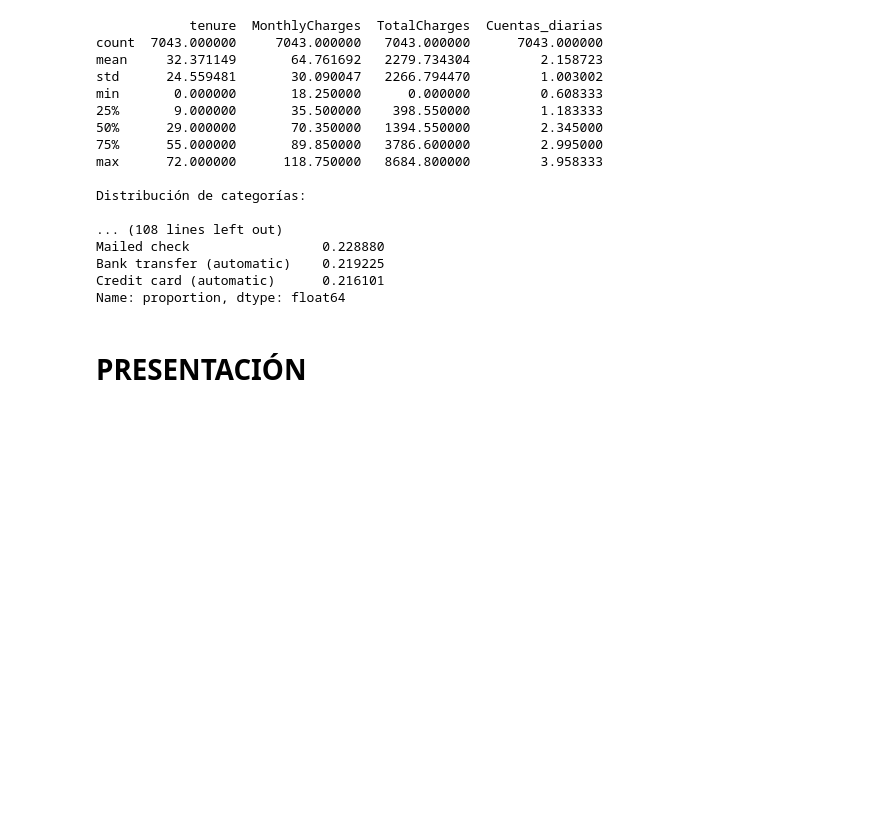
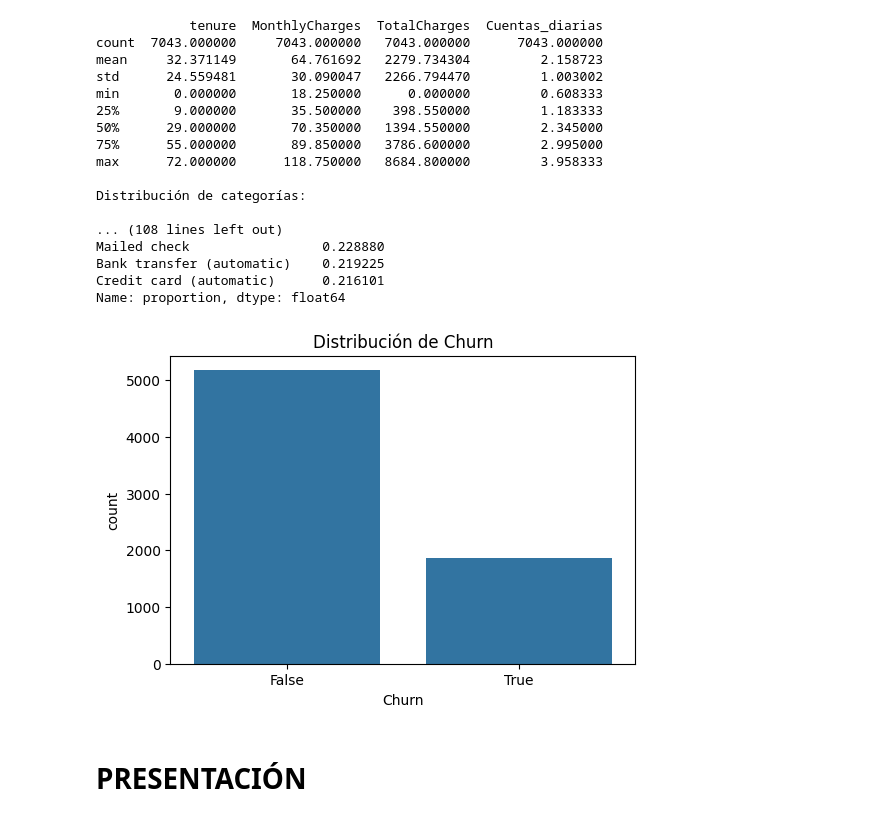
Before and after one commit to mauloredo/Challenge_Telecom_X2, a Jupyter notebook: x2.ipynb, the cells around one changed output. Cells and saved outputs as stored; diff of their text form; code cells hidden in the pictures; blank space fills up the shorter version.

```diff
--- a/x2.ipynb
+++ b/x2.ipynb
@@ -327,6 +327,16 @@ Mailed check                 0.228880
 Bank transfer (automatic)    0.219225
 Credit card (automatic)      0.216101
 Name: proportion, dtype: float64
+# %%
+import matplotlib.pyplot as plt
+import seaborn as sns
+
+plt.figure(figsize=(6,4))
+sns.countplot(x='Churn', data=datos)
+plt.title('Distribución de Churn')
+plt.show()
+# %% [output]
+[figure, added]
 # %% [markdown]
 # PRESENTACIÓN
 # %% [markdown]
```
